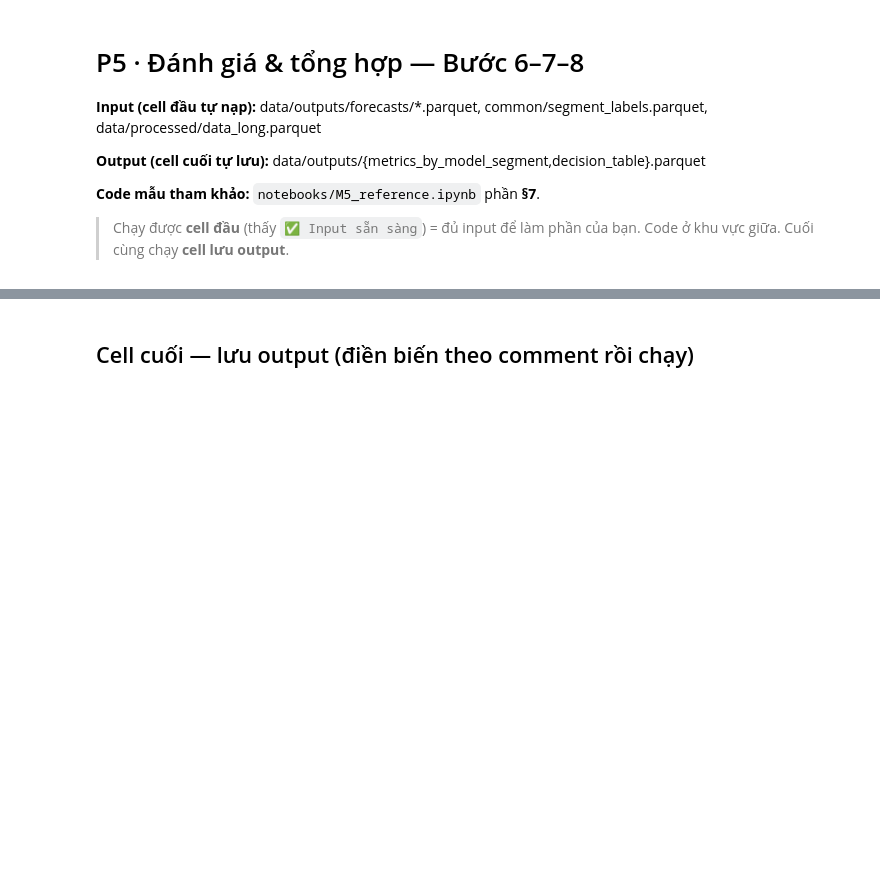
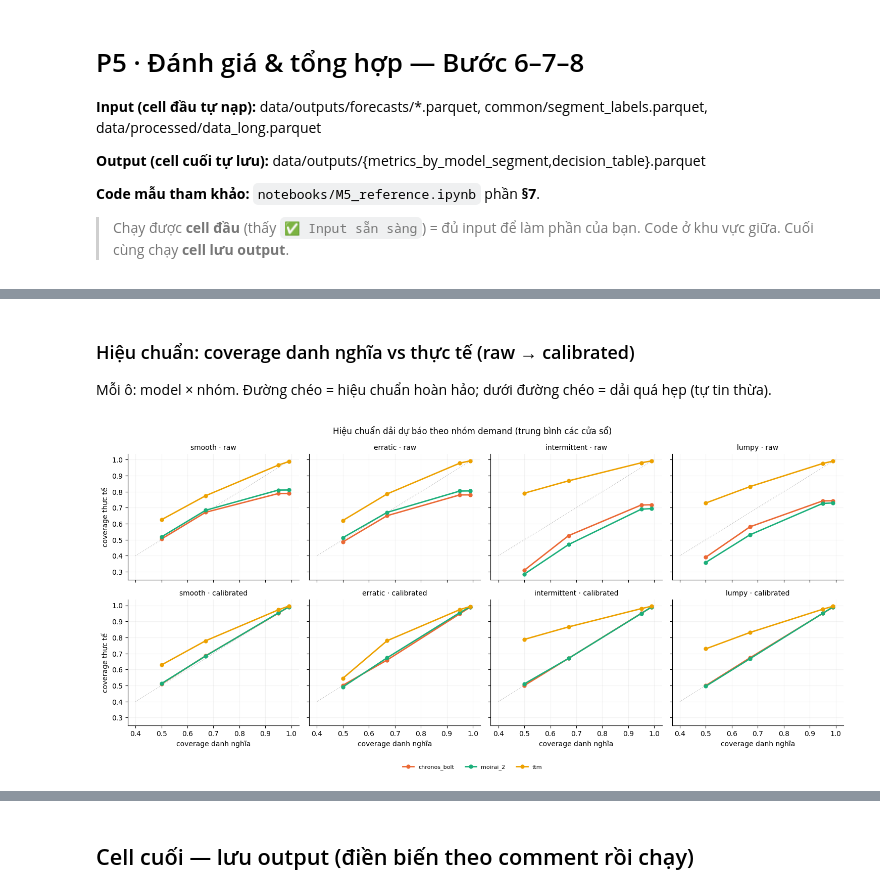
Before and after one commit to DuyKhanh162/m5-intermittent-forecasting, a Jupyter notebook: notebooks/P5.ipynb, the cells around one changed output, grey strips where cells are left out. Drawn from its saved outputs; the diff is of its cells as text; code cells hidden in the pictures; blank space fills up the shorter version.

```diff
--- a/notebooks/P5.ipynb
+++ b/notebooks/P5.ipynb
@@ -37,0 +366,31 @@ print("✅ Input sẵn sàng — forecast từ:", list(forecasts.keys()))
+# %% [markdown]
+### Hiệu chuẩn: coverage danh nghĩa vs thực tế (raw → calibrated)
+
+Mỗi ô: model × nhóm. Đường chéo = hiệu chuẩn hoàn hảo; dưới đường chéo = dải quá hẹp (tự tin thừa).
+# %%
+# ---------- 7.3 Reliability: coverage thực tế vs danh nghĩa ----------
+NOM = [n / 100 for _, _, n in COV_PAIRS]
+mt = metrics_table.query("window == 'ALL' and segment in @SEG_ORDER")
+fig, axes = plt.subplots(2, 4, figsize=(15, 7), sharex=True, sharey=True)
+# màu cố định theo model (màu đi theo thực thể, không theo thứ hạng); nét đứt = họ cổ điển
+COLOR = {"lgbm": "#2a78d6", "chronos_bolt": "#eb6834", "moirai_2": "#1baf7a", "ttm": "#eda100",
+         "tsb": "#e87ba4", "sba": "#008300", "croston": "#4a3aa7", "snaive": "#e34948", "naive": "#8a8a85"}
+STYLE = {m: "--" for m in ["naive", "snaive", "croston", "sba", "tsb"]}
+for r, version in enumerate(("raw", "calibrated")):
+    for c, g in enumerate(SEG_ORDER):
+        ax = axes[r, c]
+        ax.plot([0.4, 1], [0.4, 1], color="0.75", lw=1, ls=":")
+        sub = mt.query("version == @version and segment == @g").set_index("model")
+        for k, m in enumerate(MODELS):
+            if m in sub.index:
+                ax.plot(NOM, sub.loc[m, COV_COLS].to_numpy(float), marker="o", ms=5, lw=2,
+                        ls=STYLE.get(m, "-"), color=COLOR.get(m, "#5f5e5a"), label=m)
+        ax.set_title(f"{g} · {version}", fontsize=10)
+        ax.grid(alpha=0.15); ax.spines[["top", "right"]].set_visible(False)
+        if c == 0: ax.set_ylabel("coverage thực tế")
+        if r == 1: ax.set_xlabel("coverage danh nghĩa")
+fig.legend(*axes[0, 0].get_legend_handles_labels(), loc="lower center", ncol=len(MODELS), fontsize=8, frameon=False)
+fig.suptitle("Hiệu chuẩn dải dự báo theo nhóm demand (trung bình các cửa sổ)")
+plt.tight_layout(rect=(0, 0.05, 1, 1)); plt.show()
+# %% [output]
+[figure, added]
```
Also changed, not shown: parts of 18 cells of this notebook.
